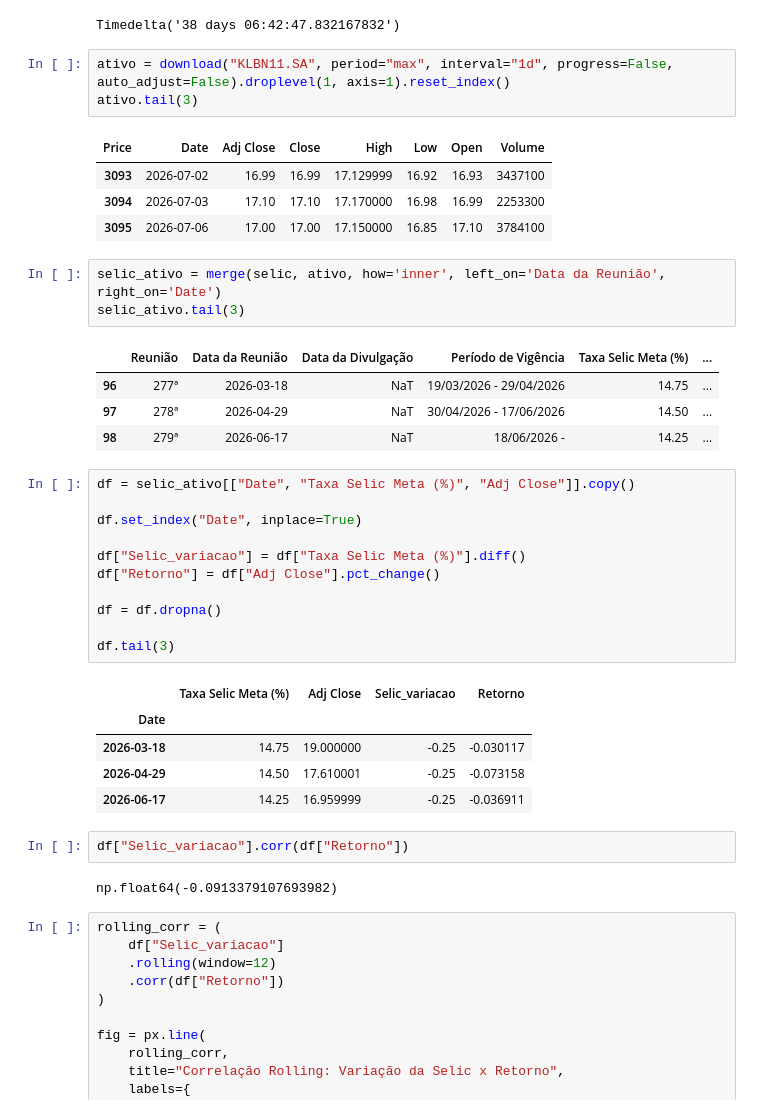
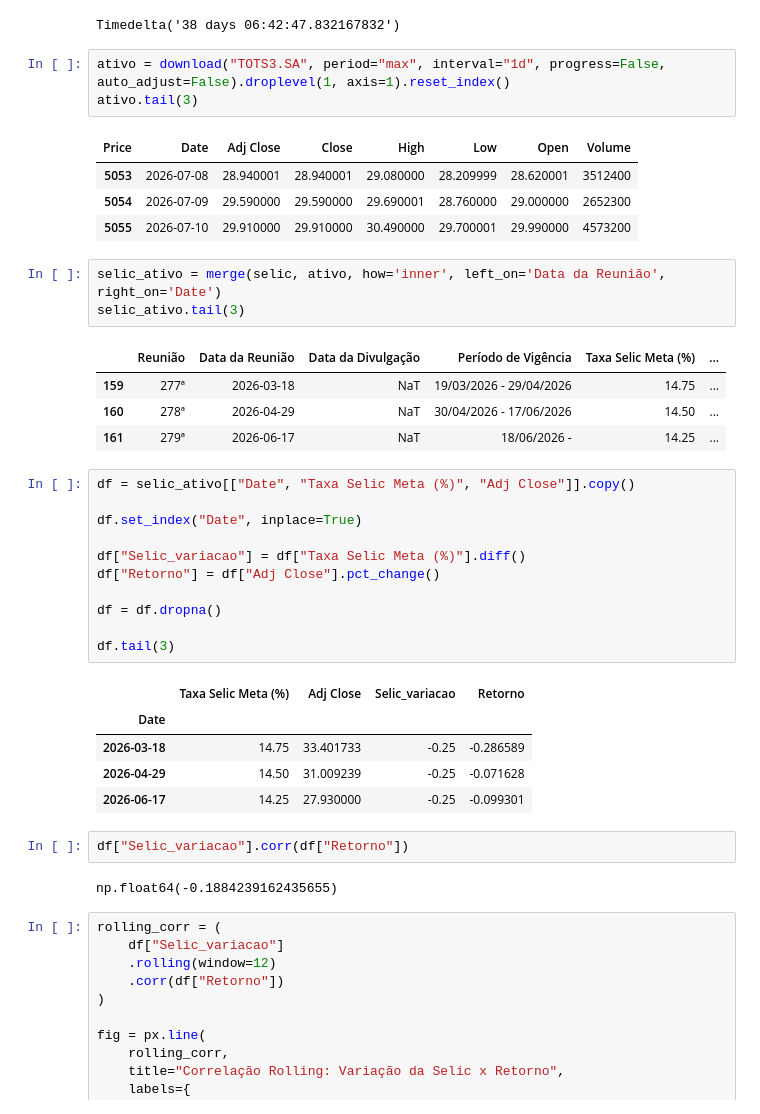
Before and after one commit to rianlucascs/financial_research, a Jupyter notebook: research/notebooks/01.09 selic_x_ativo.ipynb, the cells around one changed output. Cells and saved outputs as stored; diff of their text form.

```diff
--- a/research/notebooks/01.09 selic_x_ativo.ipynb
+++ b/research/notebooks/01.09 selic_x_ativo.ipynb
@@ -25,21 +25,21 @@ intervalo_medio
 # %% [output]
 Timedelta('38 days 06:42:47.832167832')
 # %%
-ativo = download("KLBN11.SA", period="max", interval="1d", progress=False, auto_adjust=False).droplevel(1, axis=1).reset_index()
+ativo = download("TOTS3.SA", period="max", interval="1d", progress=False, auto_adjust=False).droplevel(1, axis=1).reset_index()
 ativo.tail(3)
 # %% [output]
 | Price | Date | Adj Close | Close | High | Low | Open | Volume |
-| 3093 | 2026-07-02 | 16.99 | 16.99 | 17.129999 | 16.92 | 16.93 | 3437100 |
-| 3094 | 2026-07-03 | 17.10 | 17.10 | 17.170000 | 16.98 | 16.99 | 2253300 |
-| 3095 | 2026-07-06 | 17.00 | 17.00 | 17.150000 | 16.85 | 17.10 | 3784100 |
+| 5053 | 2026-07-08 | 28.940001 | 28.940001 | 29.080000 | 28.209999 | 28.620001 | 3512400 |
+| 5054 | 2026-07-09 | 29.590000 | 29.590000 | 29.690001 | 28.760000 | 29.000000 | 2652300 |
+| 5055 | 2026-07-10 | 29.910000 | 29.910000 | 30.490000 | 29.700001 | 29.990000 | 4573200 |
 # %%
 selic_ativo = merge(selic, ativo, how='inner', left_on='Data da Reunião', right_on='Date')
 selic_ativo.tail(3)
 # %% [output]
 |  | Reunião | Data da Reunião | Data da Divulgação | Período de Vigência | Taxa Selic Meta (%) | ... |
-| 96 | 277ª | 2026-03-18 | NaT | 19/03/2026 - 29/04/2026 | 14.75 | ... |
-| 97 | 278ª | 2026-04-29 | NaT | 30/04/2026 - 17/06/2026 | 14.50 | ... |
-| 98 | 279ª | 2026-06-17 | NaT | 18/06/2026 - | 14.25 | ... |
+| 159 | 277ª | 2026-03-18 | NaT | 19/03/2026 - 29/04/2026 | 14.75 | ... |
+| 160 | 278ª | 2026-04-29 | NaT | 30/04/2026 - 17/06/2026 | 14.50 | ... |
+| 161 | 279ª | 2026-06-17 | NaT | 18/06/2026 - | 14.25 | ... |
 # %%
 df = selic_ativo[["Date", "Taxa Selic Meta (%)", "Adj Close"]].copy()
 
@@ -54,13 +54,13 @@ df.tail(3)
 # %% [output]
 |  | Taxa Selic Meta (%) | Adj Close | Selic_variacao | Retorno |
 | Date |  |  |  |  |
-| 2026-03-18 | 14.75 | 19.000000 | -0.25 | -0.030117 |
-| 2026-04-29 | 14.50 | 17.610001 | -0.25 | -0.073158 |
-| 2026-06-17 | 14.25 | 16.959999 | -0.25 | -0.036911 |
+| 2026-03-18 | 14.75 | 33.401733 | -0.25 | -0.286589 |
+| 2026-04-29 | 14.50 | 31.009239 | -0.25 | -0.071628 |
+| 2026-06-17 | 14.25 | 27.930000 | -0.25 | -0.099301 |
 # %%
 df["Selic_variacao"].corr(df["Retorno"])
 # %% [output]
-np.float64(-0.0913379107693982)
+np.float64(-0.1884239162435655)
 # %%
 rolling_corr = (
     df["Selic_variacao"]
```
Also changed, not shown: 16 other files.
